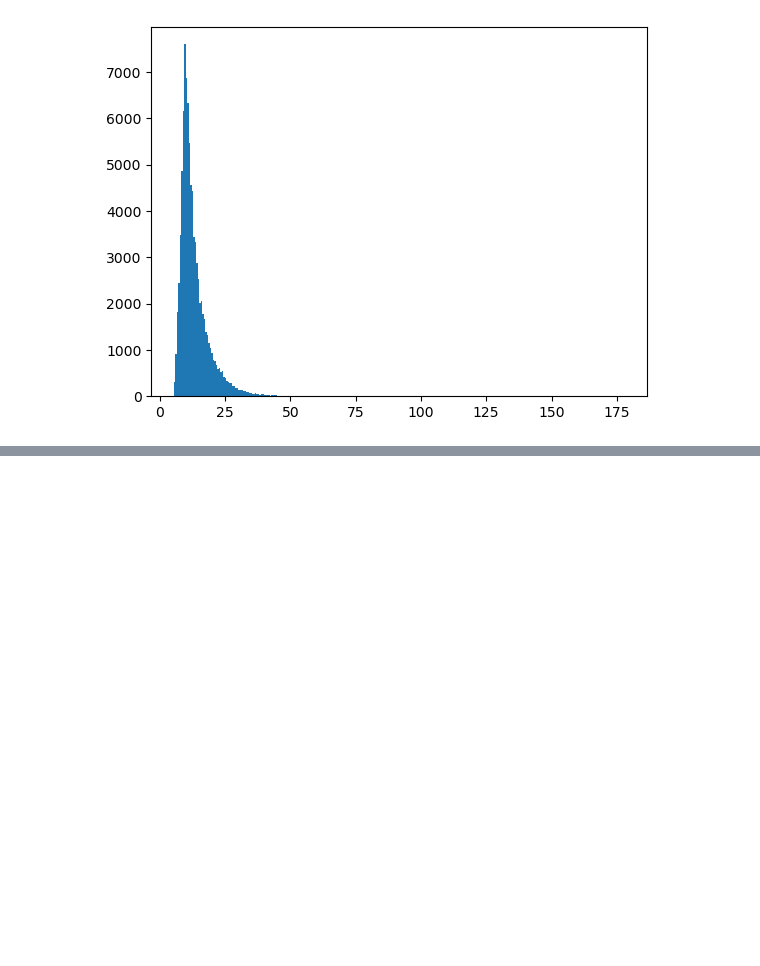
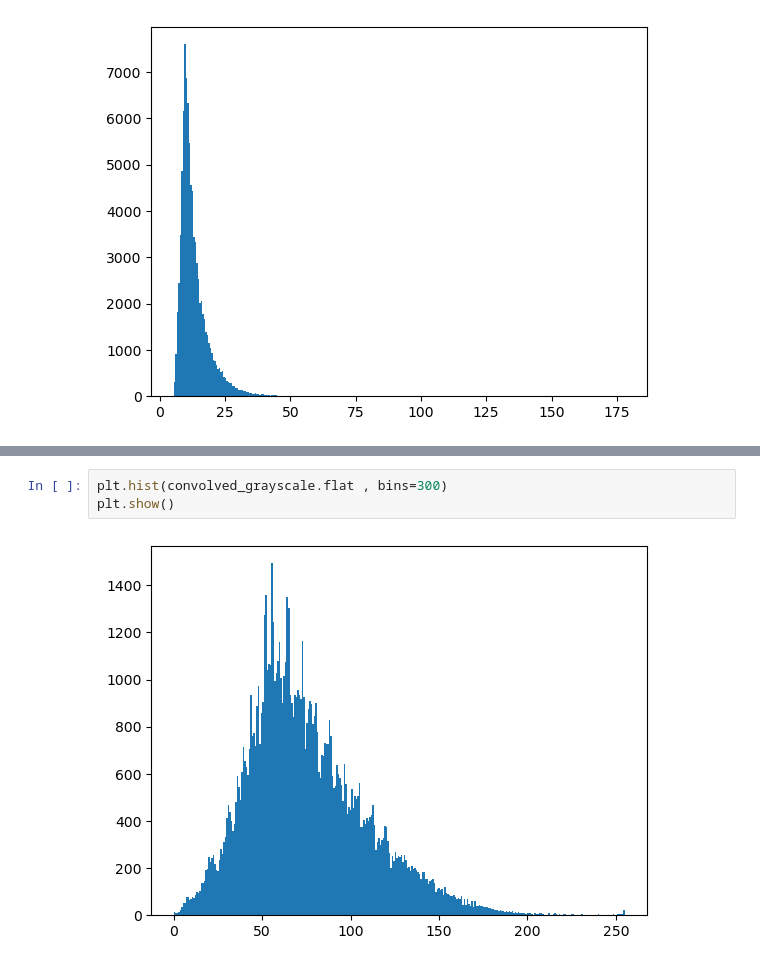
Before and after one commit to vinayak500/M31AstroProcessing, a Jupyter notebook: M31-analysis.ipynb, the cells around one changed output, grey strips where cells are left out. Drawn from its saved outputs; the diff is of its cells as text; blank space fills up the shorter version.

```diff
--- a/M31-analysis.ipynb
+++ b/M31-analysis.ipynb
@@ -476,0 +766,5 @@ grayscale_zint_array.shape
+# %%
+plt.hist(convolved_grayscale.flat , bins=300)
+plt.show()
+# %% [output]
+[figure, added]
```
Also changed, not shown: parts of 115 cells of this notebook.
